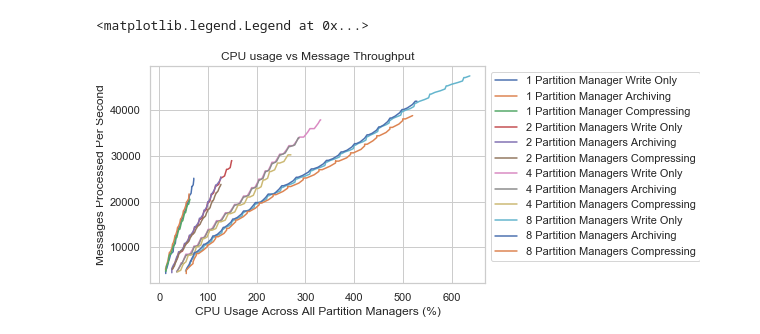
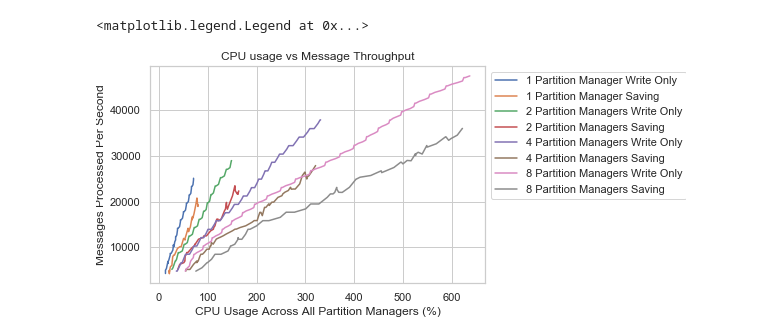
Before and after one commit to miratepuffin/Raphtory-Deployment, a Jupyter notebook: JupyterPlotting/Prometheus.ipynb, the cells around one changed output. Saved outputs shown, nothing was run; the diff lists cells and outputs as text; code cells hidden in the pictures.

```diff
--- a/JupyterPlotting/Prometheus.ipynb
+++ b/JupyterPlotting/Prometheus.ipynb
@@ -372,26 +405,29 @@ compressSet=[compress1,compress2,compress4,compress8]
 # %%
 plt.tight_layout()
 plt.title('CPU usage vs Message Throughput')
 plt.xlabel('CPU Usage Across All Partition Managers (%)')
 plt.ylabel('Messages Processed Per Second')
-plotAverage(Write1,cpu,updates,"1 Partition Manager Write Only")
-plotAverage(Archive1,cpu,updates,"1 Partition Manager Archiving")
-plotAverage(compress1,cpu,updates,"1 Partition Manager Compressing")
-#plotAverage(save1,cpu,updates,"1 Partition Manager Saving")
-plotAverage(Write2,cpu,updates,"2 Partition Managers Write Only")
-plotAverage(Archive2,cpu,updates,"2 Partition Managers Archiving")
-plotAverage(compress2,cpu,updates,"2 Partition Managers Compressing")
-#plotAverageSorted(save2,cpu,updates,"2 Partition Managers Saving")
-plotAverage(Write4,cpu,updates,"4 Partition Managers Write Only")
-plotAverage(Archive4,cpu,updates,"4 Partition Managers Archiving")
-plotAverage(compress4,cpu,updates,"4 Partition Managers Compressing")
-plotAverage(Write8,cpu,updates,"8 Partition Managers Write Only")
-plotAverage(Archive8,cpu,updates,"8 Partition Managers Archiving")
-plotAverage(compress8,cpu,updates,"8 Partition Managers Compressing")
+plotAverageSorted(Write1,cpu,updates,"1 Partition Manager Write Only")
+#plotAverage(Archive1,cpu,updates,"1 Partition Manager Archiving")
+#plotAverage(compress1,cpu,updates,"1 Partition Manager Compressing")
+plotAverageSorted(save1,cpu,updates,"1 Partition Manager Saving")
+plotAverageSorted(Write2,cpu,updates,"2 Partition Managers Write Only")
+#plotAverage(Archive2,cpu,updates,"2 Partition Managers Archiving")
+#plotAverage(compress2,cpu,updates,"2 Partition Managers Compressing")
+plotAverageSorted(save2,cpu,updates,"2 Partition Managers Saving")
+plotAverageSorted(Write4,cpu,updates,"4 Partition Managers Write Only")
+#plotAverage(Archive4,cpu,updates,"4 Partition Managers Archiving")
+#plotAverage(compress4,cpu,updates,"4 Partition Managers Compressing")
+plotAverageSorted(save4,cpu,updates,"4 Partition Managers Saving")
+plotAverageSorted(Write8,cpu,updates,"8 Partition Managers Write Only")
+#plotAverage(Archive8,cpu,updates,"8 Partition Managers Archiving")
+#plotAverage(compress8,cpu,updates,"8 Partition Managers Compressing")
+plotAverageSorted(save8,cpu,updates,"8 Partition Managers Saving")
+
 plt.legend(loc="upper left", bbox_to_anchor=(1,1))
 # %% [output]
 <matplotlib.legend.Legend at 0x...>
-[figure, old version]
+[figure, new version]
 # %%
 plt.tight_layout()
 plt.title('Bytes Transmitted vs Secondary Messages Ingested')
```
Also changed, not shown: parts of 10 cells of this notebook.
